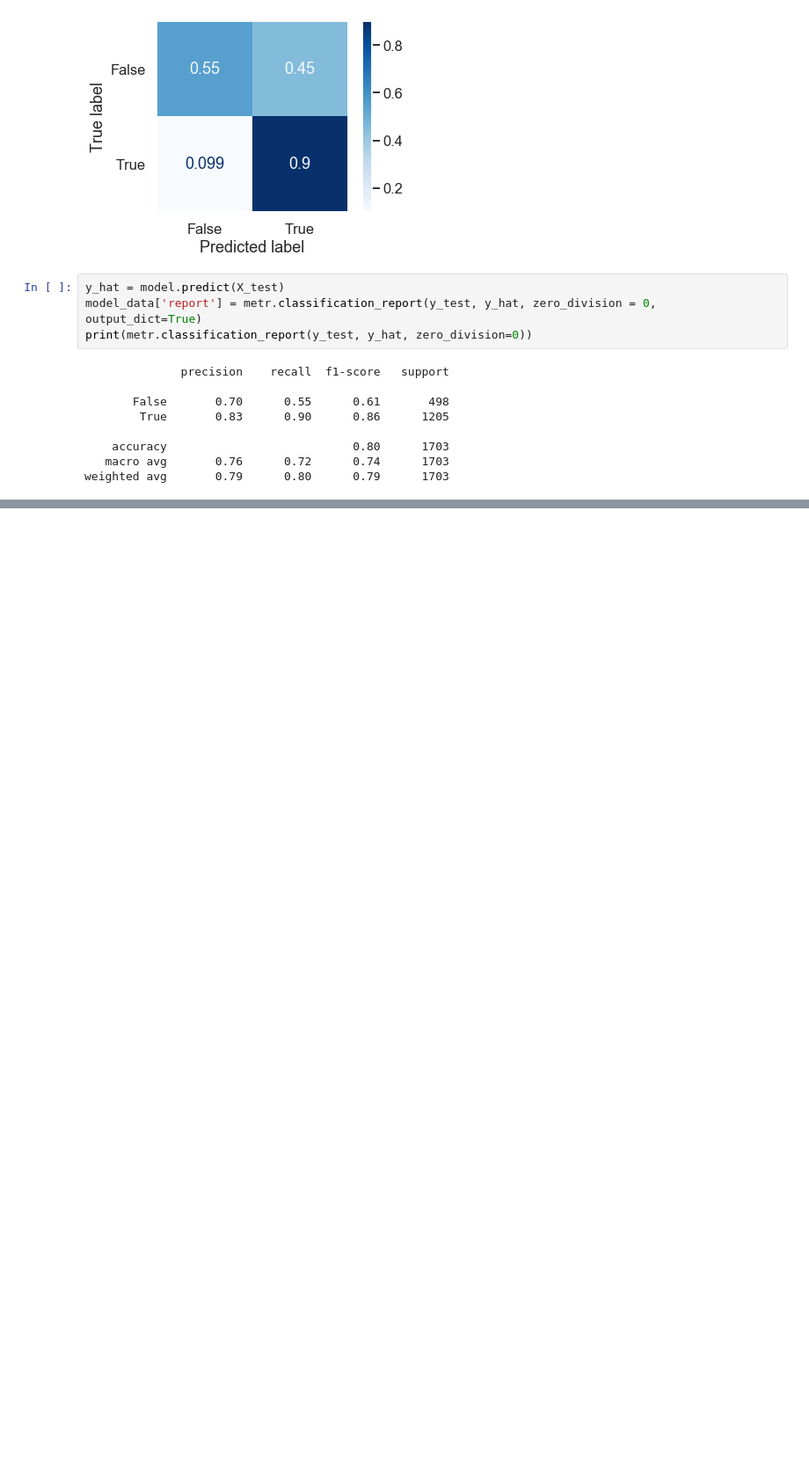
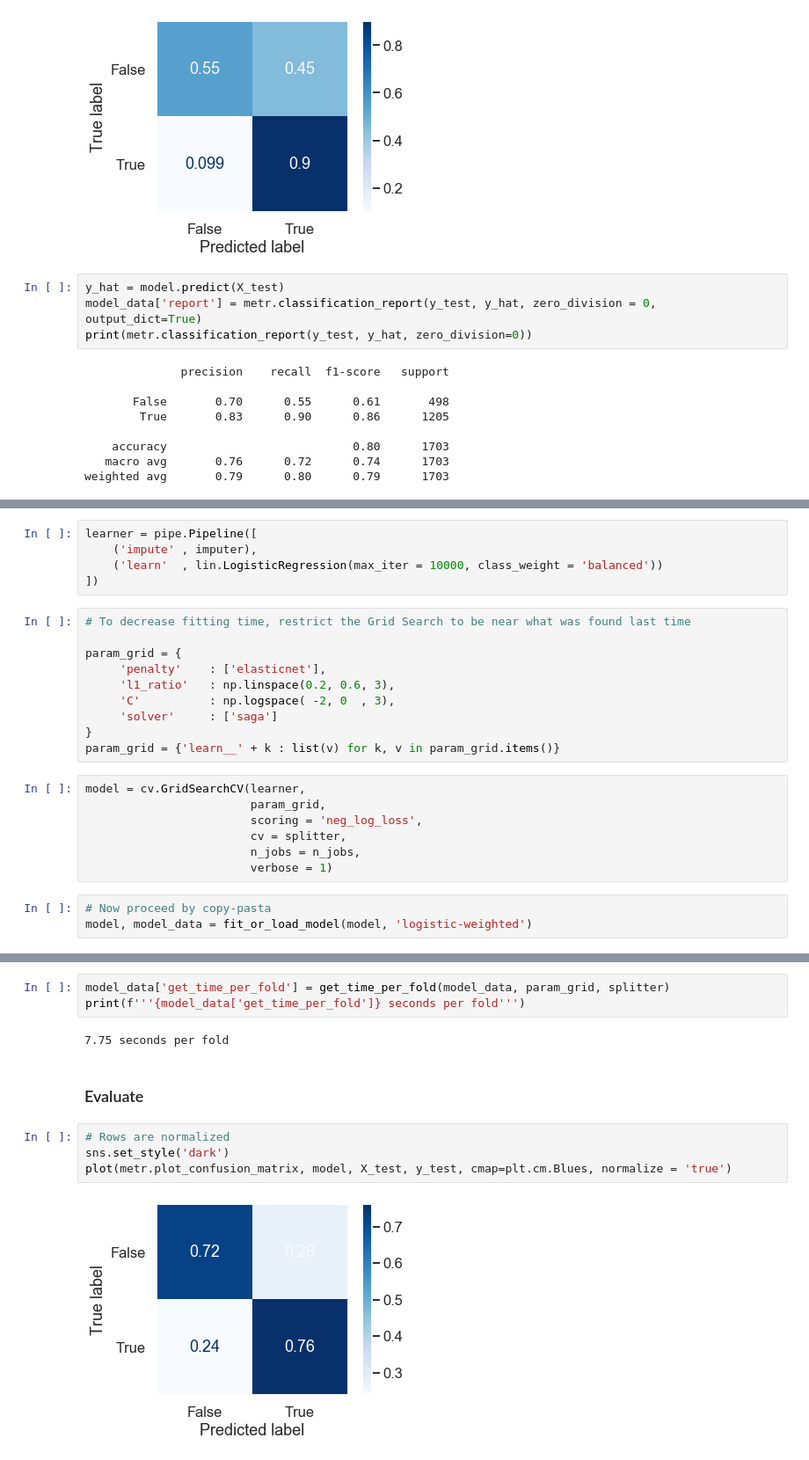
Before and after one commit to rcharan/nature-phd-survey, a Jupyter notebook: analyze.ipynb, the cells around one changed output, grey strips where cells are left out. Shown at 88% size. Saved outputs shown, nothing was run; the diff lists cells and outputs as text; blank space fills up the shorter version.

```diff
--- a/analyze.ipynb
+++ b/analyze.ipynb
@@ -344,0 +456,25 @@ weighted avg       0.79      0.80      0.79      1703
+# %%
+learner = pipe.Pipeline([
+    ('impute' , imputer),
+    ('learn'  , lin.LogisticRegression(max_iter = 10000, class_weight = 'balanced'))
+])
+# %%
+# To decrease fitting time, restrict the Grid Search to be near what was found last time
+
+param_grid = {
+     'penalty'    : ['elasticnet'],
+     'l1_ratio'   : np.linspace(0.2, 0.6, 3),
+     'C'          : np.logspace( -2, 0  , 3),
+     'solver'     : ['saga']
+}
+param_grid = {'learn__' + k : list(v) for k, v in param_grid.items()}
+# %%
+model = cv.GridSearchCV(learner,
+                        param_grid,
+                        scoring = 'neg_log_loss',
+                        cv = splitter,
+                        n_jobs = n_jobs,
+                        verbose = 1)
+# %%
+# Now proceed by copy-pasta
+model, model_data = fit_or_load_model(model, 'logistic-weighted')
@@ -344,0 +484,13 @@ weighted avg       0.79      0.80      0.79      1703
+# %%
+model_data['get_time_per_fold'] = get_time_per_fold(model_data, param_grid, splitter)
+print(f'''{model_data['get_time_per_fold']} seconds per fold''')
+# %% [output]
+7.75 seconds per fold
+# %% [markdown]
+### Evaluate
+# %%
+# Rows are normalized
+sns.set_style('dark')
+plot(metr.plot_confusion_matrix, model, X_test, y_test, cmap=plt.cm.Blues, normalize = 'true')
+# %% [output]
+[figure, added]
```
Also changed, not shown: parts of 74 cells of this notebook, 6 other files.
